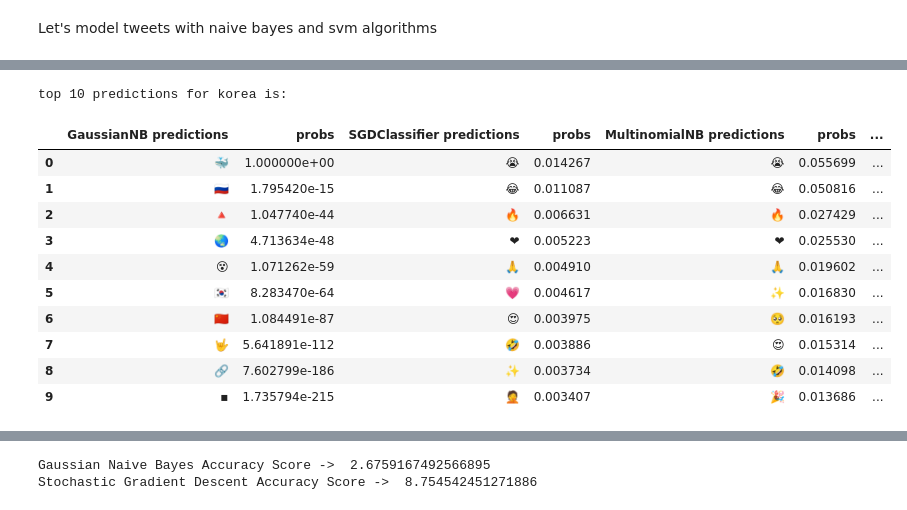
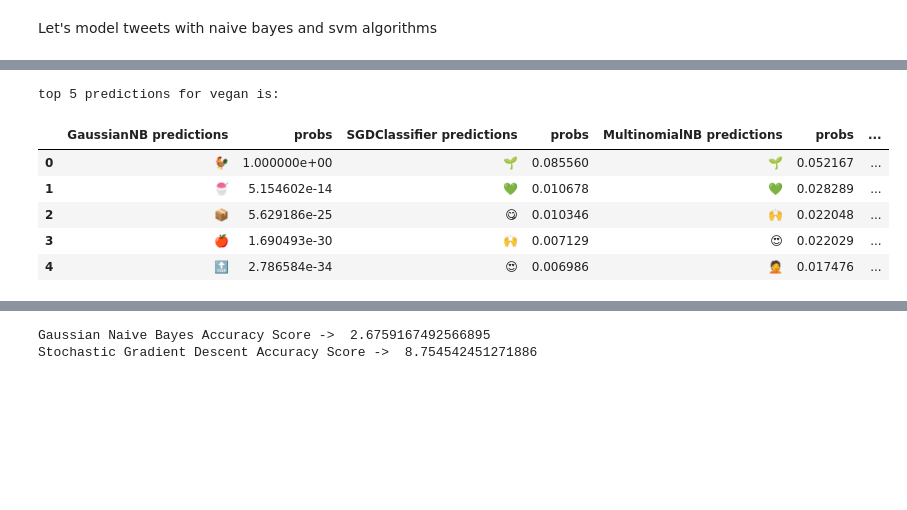
Before and after one commit to gekim0519/twitter_mojis, a Jupyter notebook: emoji_models.ipynb, the cells around one changed output, grey strips where cells are left out. Cells and saved outputs as stored; diff of their text form; code cells hidden in the pictures; blank space fills up the shorter version.

```diff
--- a/emoji_models.ipynb
+++ b/emoji_models.ipynb
@@ -119,8 +151,9 @@ Naive Bayes Accuracy Score ->  8.175559380378658
 # %%
+%%time
 sgd = SGDClassifier(loss="log", alpha=.0001, max_iter=50, penalty="elasticnet")
-sgd.fit(X_train_tfidf, y_train)
+sgd.fit(X_train, y_train)
 # predict the labels on validation dataset
-predictions_sgd = nb.predict(X_test_tfidf)
+predictions_sgd = nb.predict(X_test)
 # Use accuracy_score function to get the accuracy
 sgd_score = accuracy_score(predictions_sgd, y_test)*100
 print("Stochastic Gradient Descent Accuracy Score -> ", sgd_score)
@@ -129,8 +164,9 @@ Stochastic Gradient Descent Accuracy Score ->  8.175559380378658
 # %%
+%%time
 # Naive Bayes gaussian
 gnb = naive_bayes.GaussianNB()
-gnb.fit(X_train_tfidf.todense(), y_train)
-predictions_gnb = gnb.predict(X_test_tfidf.todense())
+gnb.fit(X_train.todense(), y_train)
+predictions_gnb = gnb.predict(X_test.todense())
 gnb_score = accuracy_score(predictions_gnb, y_test)*100
 print("Gaussian Naive Bayes Accuracy Score -> ", gnb_score)
 # %% [output]
@@ -138,9 +176,10 @@ Gaussian Naive Bayes Accuracy Score ->  2.710843373493976
 # %%
+%%time
 # SVM
 svm = svm.SVC(C=1.0, kernel='linear', degree=3, gamma='auto', probability=True)
-svm.fit(X_train_tfidf, y_train)
+svm.fit(X_train, y_train)
 # predict the labels on validation dataset
-predictions_svm = svm.predict(X_test_tfidf)
+predictions_svm = svm.predict(X_test)
 # Use accuracy_score function to get the accuracy
 score = accuracy_score(predictions_svm, y_test)*100
 print("SVM Accuracy Score -> ",score)
@@ -164,8 +205,7 @@ def prediction(model, text, top_n = 5):
     return(predict_rank[:top_n].reset_index(drop=True))
 
 
-def print_prediction(text, top_n = 5):
-    models = [gnb, sgd, nb, svm]
+def print_prediction(text, models = [gnb, sgd, nb, svm], top_n = 5):
     df = pd.DataFrame()
     for i in models:
         df = pd.concat([df, prediction(i, text, top_n)], axis=1)
@@ -209,18 +244,13 @@ top 5 predictions for nothing makes me happier than a box of chocolate is:
 # %%
-print_prediction(text = 'korea', top_n = 10)
+print_prediction(text = 'vegan', top_n = 5)
 # %% [output]
-top 10 predictions for korea is:
+top 5 predictions for vegan is:
 |  | GaussianNB predictions | probs | SGDClassifier predictions | probs | MultinomialNB predictions | probs | ... |
-| 0 | 🐳 | 1.000000e+00 | 😭 | 0.014267 | 😭 | 0.055699 | ... |
-| 1 | 🇷🇺 | 1.795420e-15 | 😂 | 0.011087 | 😂 | 0.050816 | ... |
-| 2 | 🔺 | 1.047740e-44 | 🔥 | 0.006631 | 🔥 | 0.027429 | ... |
-| 3 | 🌏 | 4.713634e-48 | ❤ | 0.005223 | ❤ | 0.025530 | ... |
-| 4 | 😵 | 1.071262e-59 | 🙏 | 0.004910 | 🙏 | 0.019602 | ... |
-| 5 | 🇰🇷 | 8.283470e-64 | 💗 | 0.004617 | ✨ | 0.016830 | ... |
-| 6 | 🇨🇳 | 1.084491e-87 | 😍 | 0.003975 | 🥺 | 0.016193 | ... |
-| 7 | 🤟 | 5.641891e-112 | 🤣 | 0.003886 | 😍 | 0.015314 | ... |
-| 8 | 🔗 | 7.602799e-186 | ✨ | 0.003734 | 🤣 | 0.014098 | ... |
-| 9 | ▪ | 1.735794e-215 | 🤦 | 0.003407 | 🎉 | 0.013686 | ... |
+| 0 | 🐓 | 1.000000e+00 | 🌱 | 0.085560 | 🌱 | 0.052167 | ... |
+| 1 | 🍧 | 5.154602e-14 | 💚 | 0.010678 | 💚 | 0.028289 | ... |
+| 2 | 📦 | 5.629186e-25 | 😋 | 0.010346 | 🙌 | 0.022048 | ... |
+| 3 | 🍎 | 1.690493e-30 | 🙌 | 0.007129 | 😍 | 0.022029 | ... |
+| 4 | 🔝 | 2.786584e-34 | 😍 | 0.006986 | 🤦 | 0.017476 | ... |
 # %%
 print_prediction(text = 'summer', top_n = 5)
 # %% [output]
```
Also changed, not shown: parts of 63 cells of this notebook, 2 other files.
